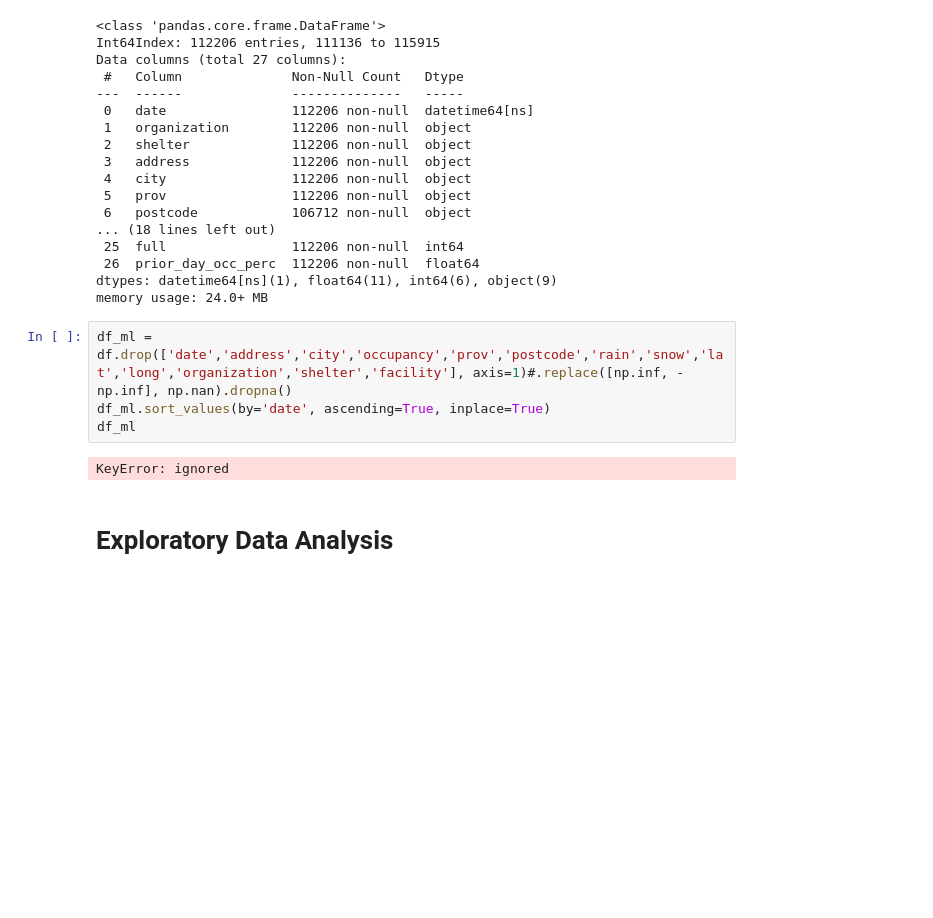
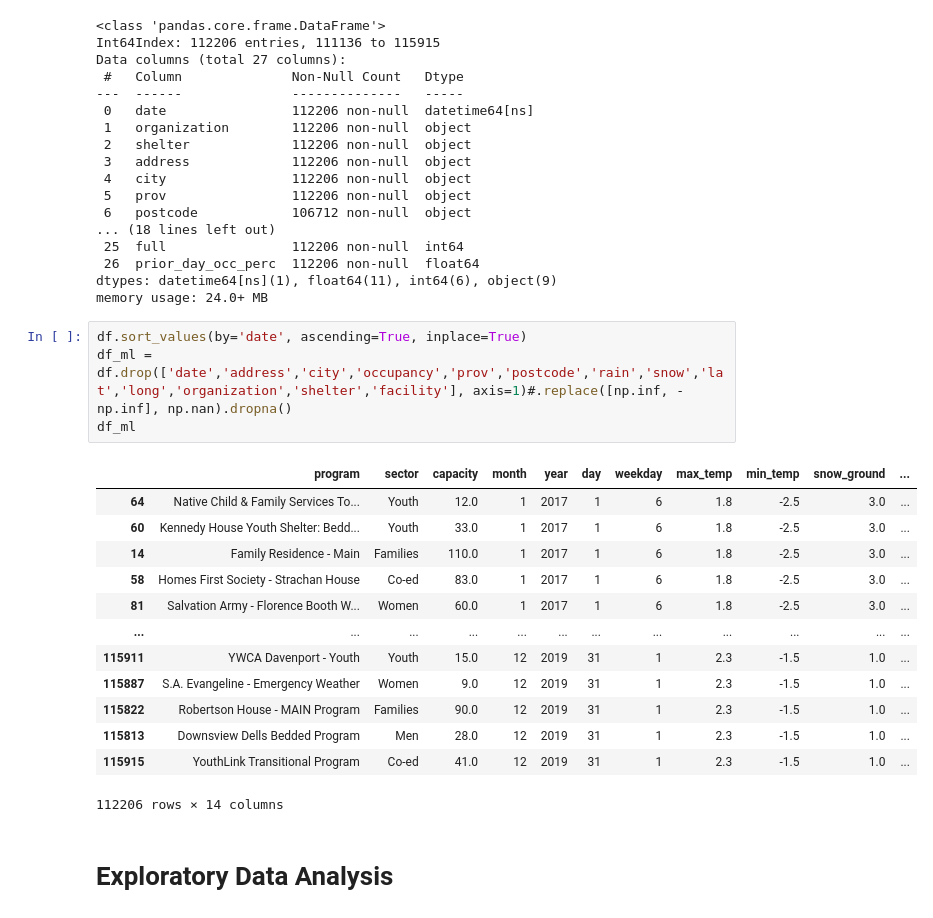
Before and after one commit to lowry777/3253-Project_Group-18, a Jupyter notebook: Group18_3253_Project-Toronto_Shelter_Occupancy.ipynb, the cells around one changed output. Drawn from its saved outputs; the diff is of its cells as text; blank space fills up the shorter version.

```diff
--- a/Group18_3253_Project-Toronto_Shelter_Occupancy.ipynb
+++ b/Group18_3253_Project-Toronto_Shelter_Occupancy.ipynb
@@ -288,11 +288,23 @@ Data columns (total 27 columns):
 dtypes: datetime64[ns](1), float64(11), int64(6), object(9)
 memory usage: 24.0+ MB
 # %%
+df.sort_values(by='date', ascending=True, inplace=True)
 df_ml = df.drop(['date','address','city','occupancy','prov','postcode','rain','snow','lat','long','organization','shelter','facility'], axis=1)#.replace([np.inf, -np.inf], np.nan).dropna()
-df_ml.sort_values(by='date', ascending=True, inplace=True)
 df_ml
 # %% [output]
+|  | program | sector | capacity | month | year | day | weekday | max_temp | min_temp | snow_ground | ... |
+| 64 | Native Child & Family Services To... | Youth | 12.0 | 1 | 2017 | 1 | 6 | 1.8 | -2.5 | 3.0 | ... |
+| 60 | Kennedy House Youth Shelter: Bedd... | Youth | 33.0 | 1 | 2017 | 1 | 6 | 1.8 | -2.5 | 3.0 | ... |
+| 14 | Family Residence - Main | Families | 110.0 | 1 | 2017 | 1 | 6 | 1.8 | -2.5 | 3.0 | ... |
+| 58 | Homes First Society - Strachan House | Co-ed | 83.0 | 1 | 2017 | 1 | 6 | 1.8 | -2.5 | 3.0 | ... |
+| 81 | Salvation Army - Florence Booth W... | Women | 60.0 | 1 | 2017 | 1 | 6 | 1.8 | -2.5 | 3.0 | ... |
+| ... | ... | ... | ... | ... | ... | ... | ... | ... | ... | ... | ... |
+| 115911 | YWCA Davenport - Youth | Youth | 15.0 | 12 | 2019 | 31 | 1 | 2.3 | -1.5 | 1.0 | ... |
+| 115887 | S.A. Evangeline - Emergency Weather | Women | 9.0 | 12 | 2019 | 31 | 1 | 2.3 | -1.5 | 1.0 | ... |
+| 115822 | Robertson House - MAIN Program | Families | 90.0 | 12 | 2019 | 31 | 1 | 2.3 | -1.5 | 1.0 | ... |
+| 115813 | Downsview Dells Bedded Program | Men | 28.0 | 12 | 2019 | 31 | 1 | 2.3 | -1.5 | 1.0 | ... |
+| 115915 | YouthLink Transitional Program | Co-ed | 41.0 | 12 | 2019 | 31 | 1 | 2.3 | -1.5 | 1.0 | ... |
-KeyError: ignored
+112206 rows × 14 columns
 # %% [markdown]
 # Exploratory Data Analysis
 # %%
```
Also changed, not shown: parts of 3 cells of this notebook.
